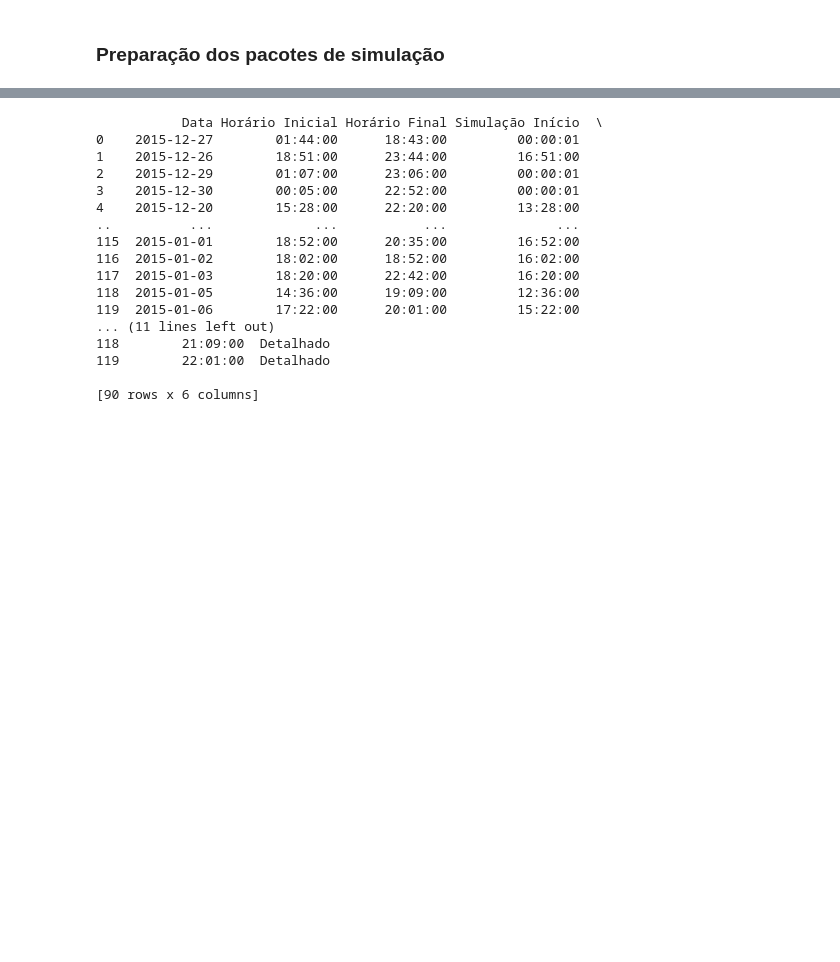
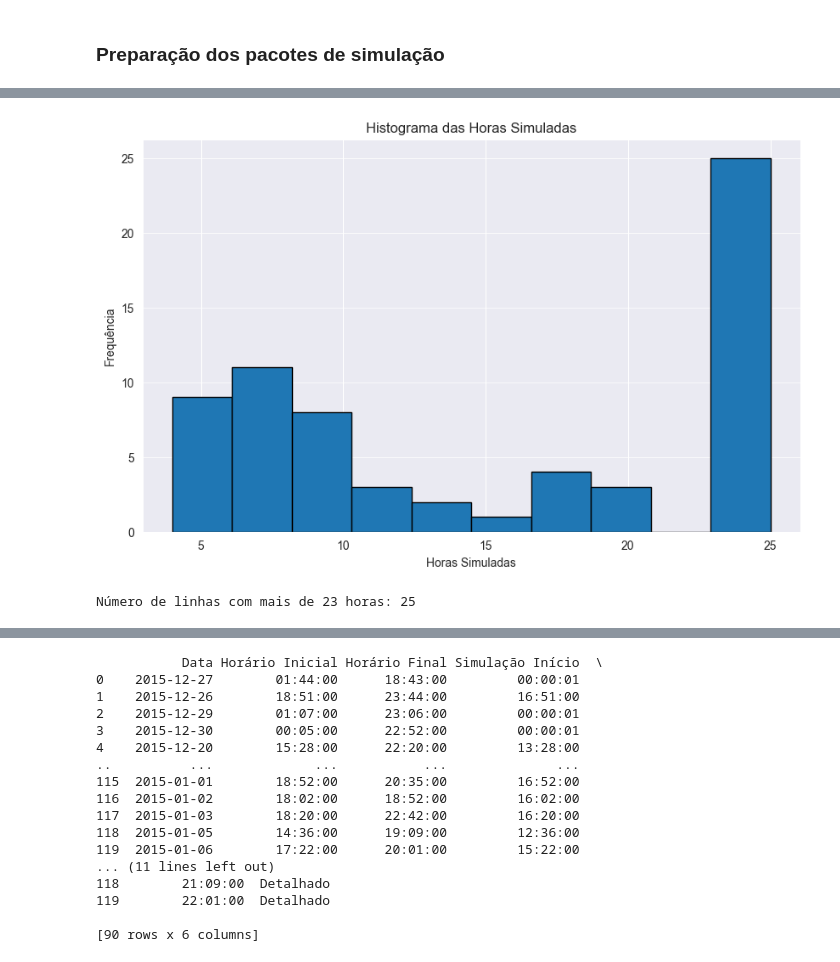
Before and after one commit to marcelof314/SP_urban_flooding, a Jupyter notebook: 06 Simulation package preparation.ipynb, the cells around one changed output, grey strips where cells are left out. Cells and saved outputs as stored; diff of their text form; code cells hidden in the pictures; blank space fills up the shorter version.

```diff
--- a/06 Simulation package preparation.ipynb
+++ b/06 Simulation package preparation.ipynb
@@ -780,0 +769,9 @@ novo_df
+# %%
+# Converter as colunas 'Data_Simul_Ini' e 'Simulação Início' para um único datetime
+novo_df['datetime_inicio'] = pd.to_datetime(novo_df['Data_Simul_Ini'].astype(str) + ' ' + novo_df['Simulação Início'].astype(str))
+
+# Converter as colunas 'Data_Simul_Fim' e 'Simulação Final' para um único datetime
+novo_df['datetime_fim'] = pd.to_datetime(novo_df['Data_Simul_Fim'].astype(str) + ' ' + novo_df['Simulação Final'].astype(str))
+
+# Calcular a diferença em horas entre o início e o fim da simulação
+novo_df['horas_simuladas'] = ((novo_df['datetime_fim'] - novo_df['datetime_inicio']).dt.total_seconds() / 3600).round(0)
@@ -780,0 +790,18 @@ novo_df
+# %%
+# Criar o histograma
+plt.figure(figsize=(10, 6))
+plt.hist(novo_df['horas_simuladas'], bins=10, edgecolor='black')
+plt.title('Histograma das Horas Simuladas')
+plt.xlabel('Horas Simuladas')
+plt.ylabel('Frequência')
+plt.grid(axis='y', alpha=0.75)
+plt.show()
+# %% [output]
+[figure, added]
+# %%
+# Contar quantas linhas têm mais de 24 horas
+contagem = (novo_df['horas_simuladas'] > 23).sum()
+
+print(f"Número de linhas com mais de 23 horas: {contagem}")
+# %% [output]
+Número de linhas com mais de 23 horas: 25
```
Also changed, not shown: parts of 6 cells of this notebook.
